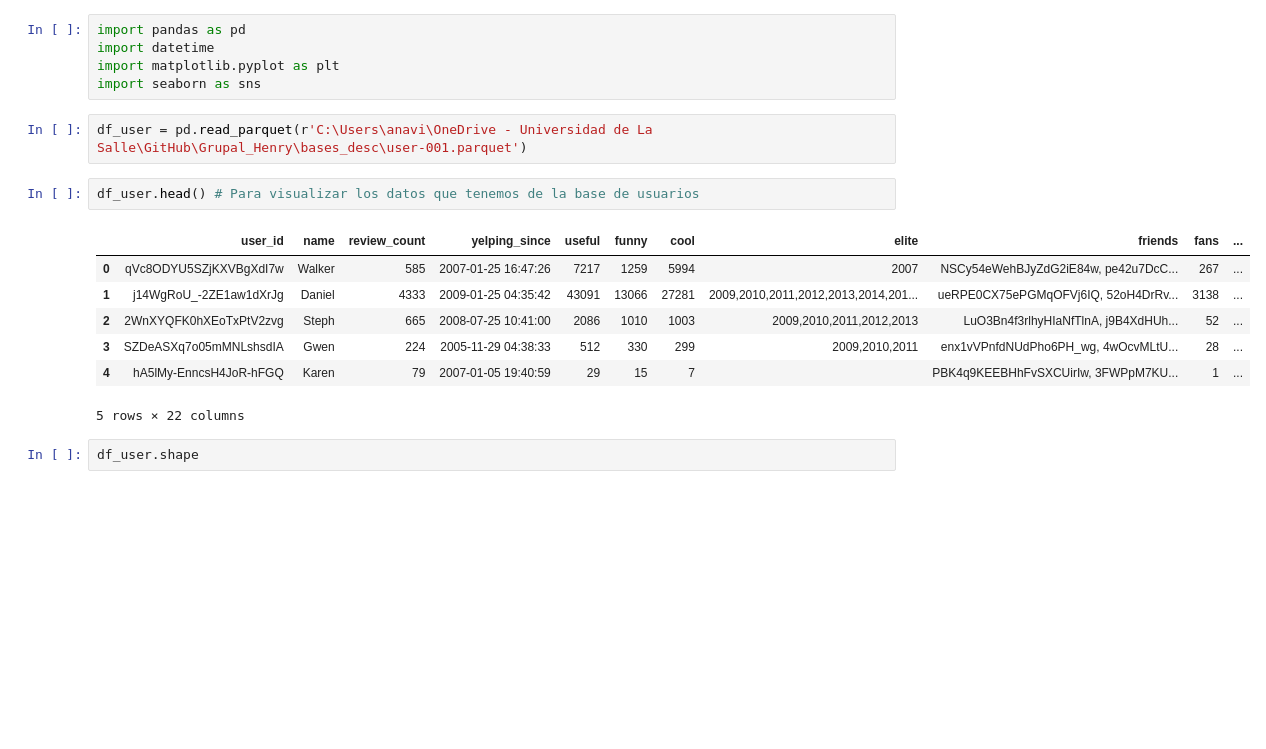
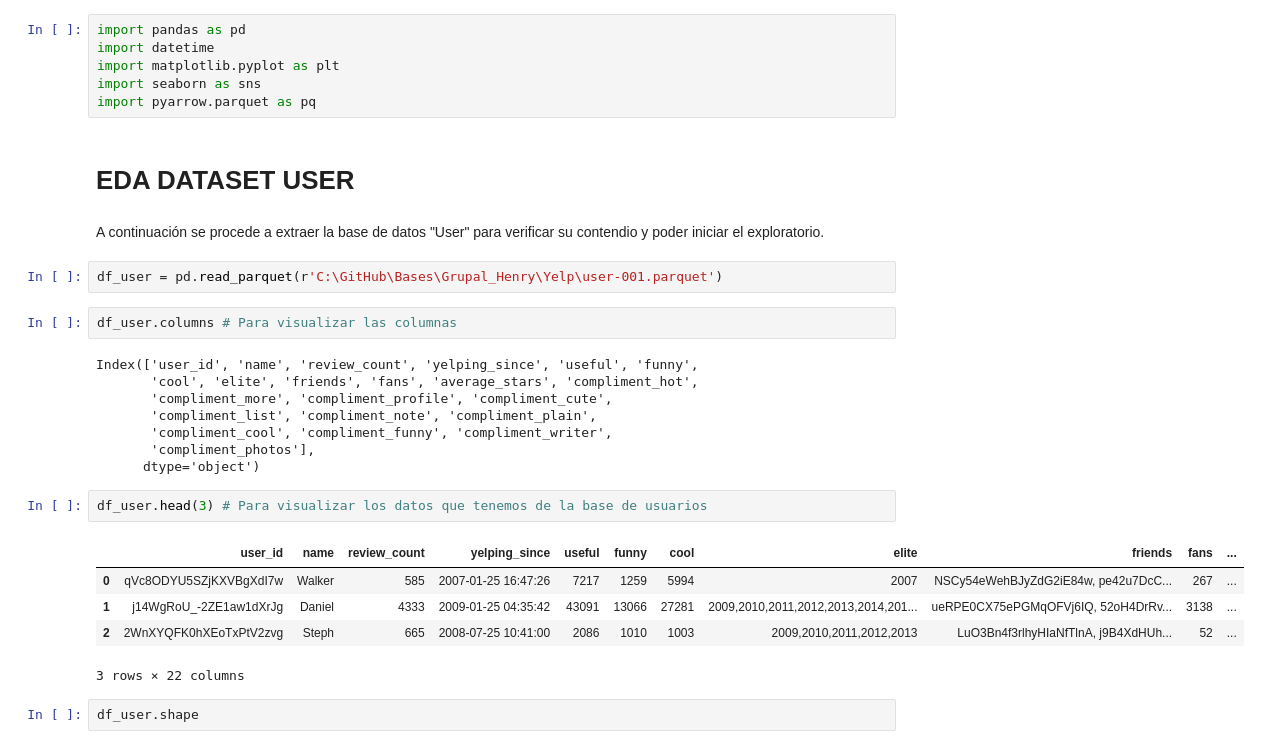
Before and after one commit to LauchaLogico/Proyecto_Final, a Jupyter notebook: EDA/eda_users.ipynb, the cells around one changed output. Saved outputs shown, nothing was run; the diff lists cells and outputs as text; blank space fills up the shorter version.

Commit message:
EDA_users1

```diff
--- a/EDA/eda_users.ipynb
+++ b/EDA/eda_users.ipynb
@@ -3,18 +3,31 @@ import pandas as pd
 import datetime
 import matplotlib.pyplot as plt
 import seaborn as sns
+import pyarrow.parquet as pq
+# %% [markdown]
+# EDA DATASET USER
+# %% [markdown]
+A continuación se procede a extraer la base de datos "User" para verificar su contendio y poder iniciar el exploratorio.
 # %%
-df_user = pd.read_parquet(r'C:\Users\anavi\OneDrive - Universidad de La Salle\GitHub\Grupal_Henry\bases_desc\user-001.parquet')
+df_user = pd.read_parquet(r'C:\GitHub\Bases\Grupal_Henry\Yelp\user-001.parquet')
+# %%
+df_user.columns # Para visualizar las columnas
+# %% [output]
+Index(['user_id', 'name', 'review_count', 'yelping_since', 'useful', 'funny',
+       'cool', 'elite', 'friends', 'fans', 'average_stars', 'compliment_hot',
+       'compliment_more', 'compliment_profile', 'compliment_cute',
+       'compliment_list', 'compliment_note', 'compliment_plain',
+       'compliment_cool', 'compliment_funny', 'compliment_writer',
+       'compliment_photos'],
+      dtype='object')
 # %%
-df_user.head() # Para visualizar los datos que tenemos de la base de usuarios
+df_user.head(3) # Para visualizar los datos que tenemos de la base de usuarios
 # %% [output]
 |  | user_id | name | review_count | yelping_since | useful | funny | cool | elite | friends | fans | ... |
 | 0 | qVc8ODYU5SZjKXVBgXdI7w | Walker | 585 | 2007-01-25 16:47:26 | 7217 | 1259 | 5994 | 2007 | NSCy54eWehBJyZdG2iE84w, pe42u7DcC... | 267 | ... |
 | 1 | j14WgRoU_-2ZE1aw1dXrJg | Daniel | 4333 | 2009-01-25 04:35:42 | 43091 | 13066 | 27281 | 2009,2010,2011,2012,2013,2014,201... | ueRPE0CX75ePGMqOFVj6IQ, 52oH4DrRv... | 3138 | ... |
 | 2 | 2WnXYQFK0hXEoTxPtV2zvg | Steph | 665 | 2008-07-25 10:41:00 | 2086 | 1010 | 1003 | 2009,2010,2011,2012,2013 | LuO3Bn4f3rlhyHIaNfTlnA, j9B4XdHUh... | 52 | ... |
-| 3 | SZDeASXq7o05mMNLshsdIA | Gwen | 224 | 2005-11-29 04:38:33 | 512 | 330 | 299 | 2009,2010,2011 | enx1vVPnfdNUdPho6PH_wg, 4wOcvMLtU... | 28 | ... |
-| 4 | hA5lMy-EnncsH4JoR-hFGQ | Karen | 79 | 2007-01-05 19:40:59 | 29 | 15 | 7 |  | PBK4q9KEEBHhFvSXCUirIw, 3FWPpM7KU... | 1 | ... |
-5 rows × 22 columns
+3 rows × 22 columns
 # %%
 df_user.shape
 # %% [output]
```
Also changed, not shown: parts of 86 cells of this notebook, 3 other files.
